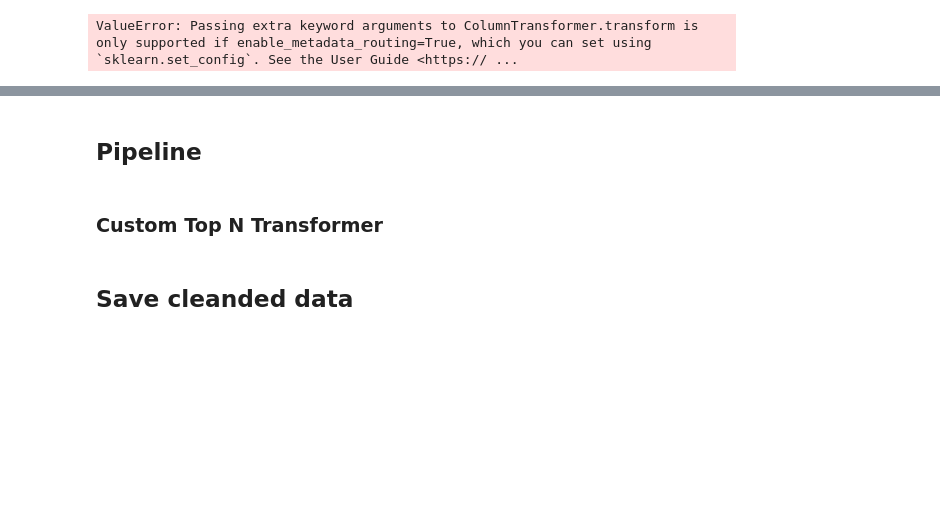
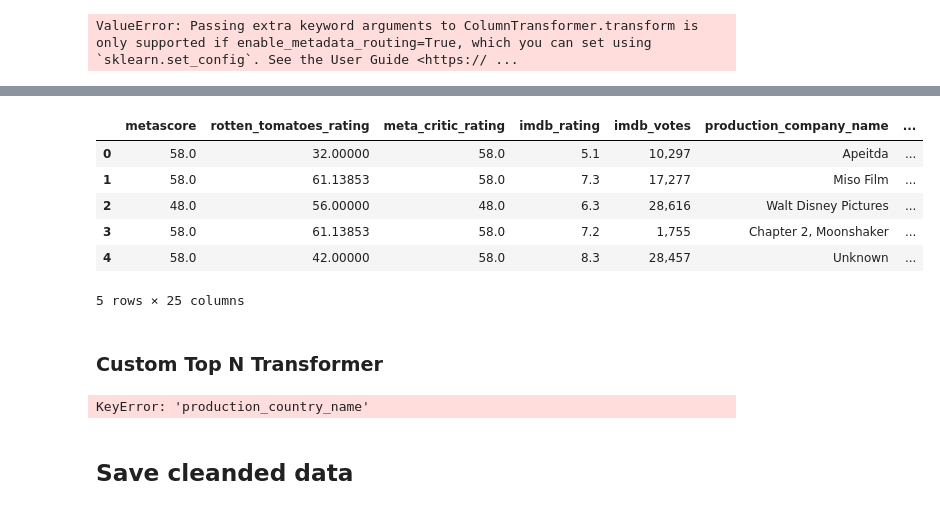
Before and after one commit to JustaKris/Are-You-Not-Entertained, a Jupyter notebook: notebooks/01_movies_data_cleaning.ipynb, the cells around one changed output, grey strips where cells are left out. Drawn from its saved outputs; the diff is of its cells as text; code cells hidden in the pictures; blank space fills up the shorter version.

```diff
--- a/notebooks/01_movies_data_cleaning.ipynb
+++ b/notebooks/01_movies_data_cleaning.ipynb
@@ -414,7 +497,7 @@ def drop_unwanted_columns(X):
 dropper = FunctionTransformer(drop_unwanted_columns)
 
 
-iter_cols = ['remainder__metascore', 'remainder__rotten_tomatoes_rating', 'remainder__meta_critic_rating']
+# iter_cols = ['remainder__metascore', 'remainder__rotten_tomatoes_rating', 'remainder__meta_critic_rating']
 
 # IterativeImputer applied only to selected columns
 iter_imputer = ColumnTransformer(
@@ -423,6 +506,9 @@ iter_imputer = ColumnTransformer(
     ],
     remainder='passthrough'
 )
+
+# Set output to pandas dataframe
+iter_imputer.set_output(transform='pandas')
 
 # Now, build the full pipeline.
 # Note: The IterativeImputer should be applied after the initial imputations, so it comes after the ColumnTransformer and dropper.
@@ -503,2 +544,0 @@ DataFrame after Iterative Imputation:
-# %% [markdown]
-## Pipeline
@@ -559,3 +545,31 @@ preprocessor = ColumnTransformer(
+# %%
+# Column adjustment
+new_columns = [col.split("__", 1)[-1] for col in transformed_data.columns]
+transformed_data.columns = new_columns
+
+iter_pipeline = Pipeline(steps=[
+    # ('preprocessor', preprocessor),
+    # ('dropper', dropper),
+    ('iter_imputer', iter_imputer),
+    # ('scaler', StandardScaler()),  # Optionally, scale after imputation.
+    # ('encoder', OneHotEncoder(handle_unknown='ignore'))  # Optionally, if you need additional encoding.
+])
+
+transformed_data2 = iter_pipeline.fit_transform(transformed_data)
+
+# Column adjustment
+new_columns = [col.split("__", 1)[-1] for col in transformed_data2.columns]
+transformed_data2.columns = new_columns
+
+transformed_data2.head()
+# %% [output]
+|  | metascore | rotten_tomatoes_rating | meta_critic_rating | imdb_rating | imdb_votes | production_company_name | ... |
+| 0 | 58.0 | 32.00000 | 58.0 | 5.1 | 10,297 | Apeitda | ... |
+| 1 | 58.0 | 61.13853 | 58.0 | 7.3 | 17,277 | Miso Film | ... |
+| 2 | 48.0 | 56.00000 | 48.0 | 6.3 | 28,616 | Walt Disney Pictures | ... |
+| 3 | 58.0 | 61.13853 | 58.0 | 7.2 | 1,755 | Chapter 2, Moonshaker | ... |
+| 4 | 58.0 | 42.00000 | 58.0 | 8.3 | 28,457 | Unknown | ... |
+5 rows × 25 columns
 # %% [markdown]
 ### Custom Top N Transformer
 # %%
@@ -602,0 +626,8 @@ class TopCategoriesTransformer(BaseEstimator, TransformerMixin):
+# %%
+top_categories_cols = ["production_country_name", "spoken_languages"]
+
+# Apply imputer
+data["production_country_name"] = genre_transformer.fit_transform(data["production_country_name"])
+data.head(30)
+# %% [output]
+KeyError: 'production_country_name'
```
Also changed, not shown: parts of 17 cells of this notebook, 1 other file.
